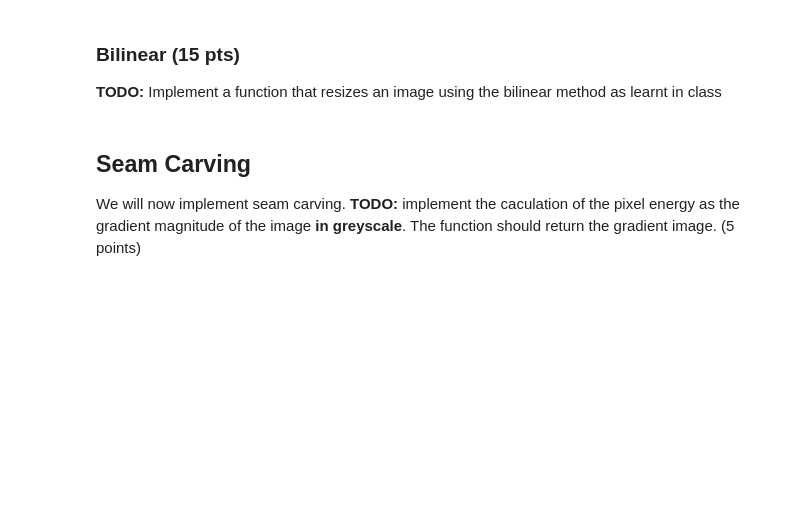
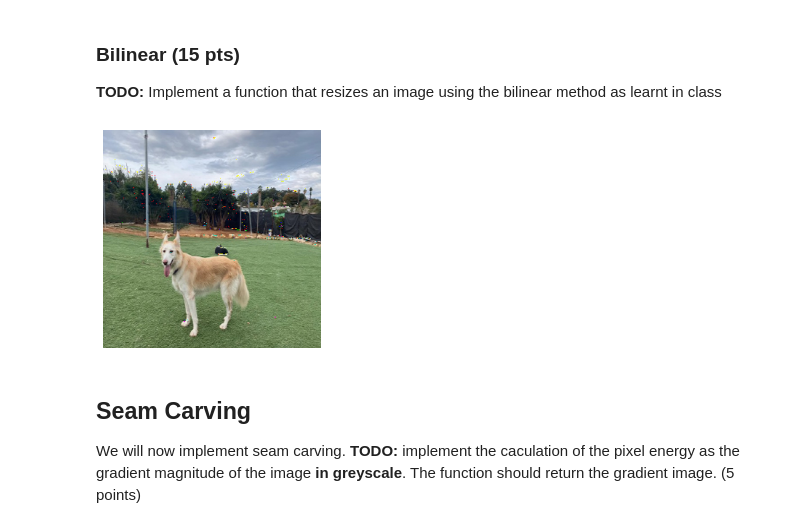
Before and after one commit to liavt/graphics-hw, a Jupyter notebook: Seam Carving.ipynb, the cells around one changed output. Cells and saved outputs as stored; diff of their text form; code cells hidden in the pictures; blank space fills up the shorter version.

```diff
--- a/Seam Carving.ipynb
+++ b/Seam Carving.ipynb
@@ -101,8 +108,10 @@ show_image(new_image)
 **TODO:** Implement a function that resizes an image using the bilinear method as learnt in class
 # %%
 new_shape = (300, 300)
-new_image = seam_carving.bilinear(image, new_shape)
+new_image = seam_carving.reshape_bilinear(image, new_shape)
 show_image(new_image)
+# %% [output]
+[figure, added]
 # %% [markdown]
 ## Seam Carving
 We will now implement seam carving. **TODO:** implement the caculation of the pixel energy as the gradient magnitude of the image **in greyscale**. The function should return the gradient image. (5 points)
```
Also changed, not shown: parts of 5 cells of this notebook, 2 other files.
